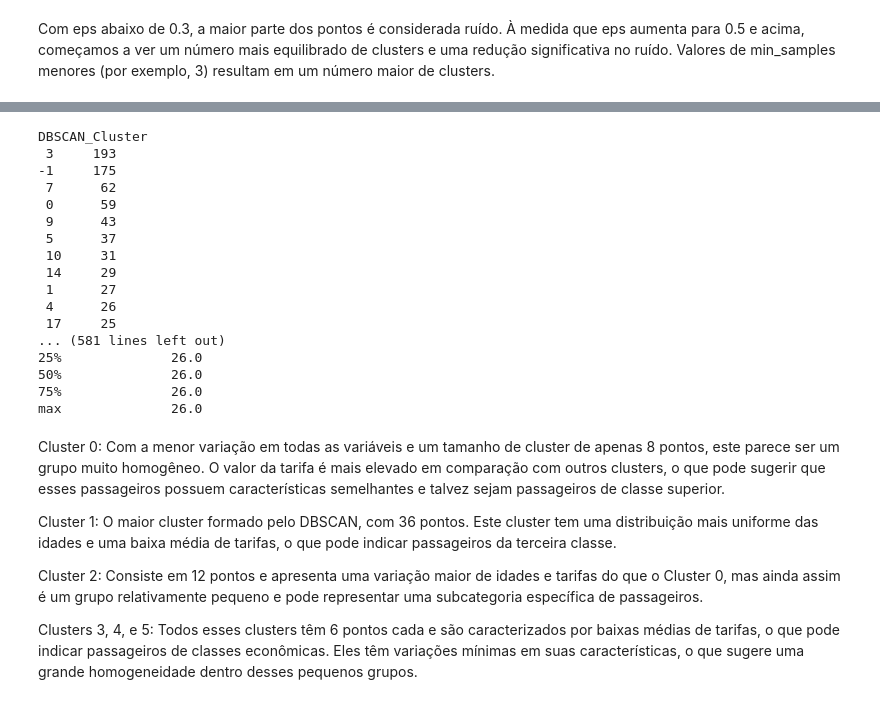
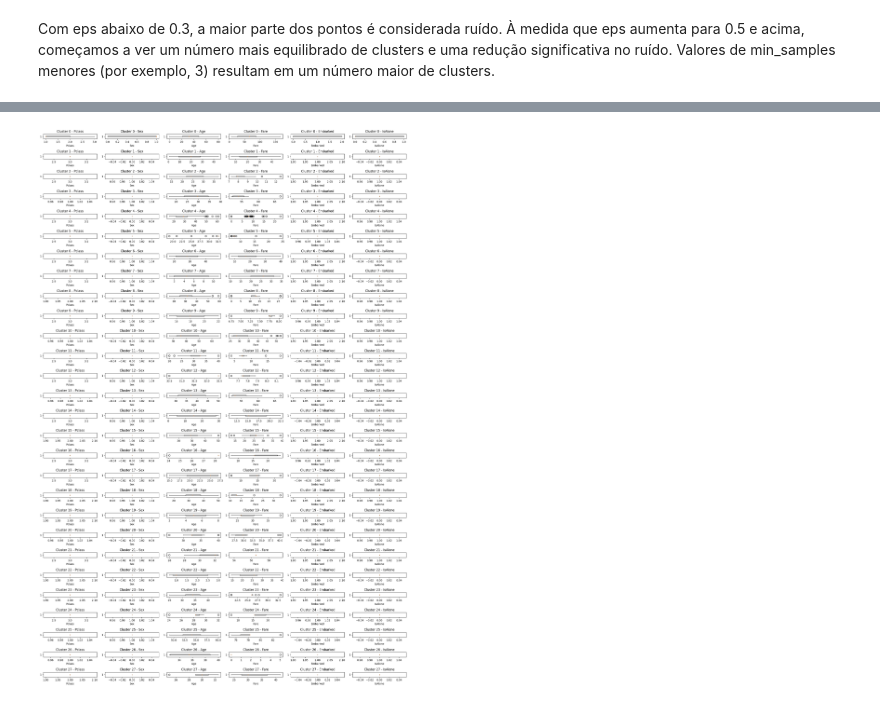
Before and after one commit to Quote023/IF684-Sistemas_Inteligentes_II, a Jupyter notebook: mini_projetos/mini_projeto3.ipynb, the cells around one changed output, grey strips where cells are left out. Saved outputs shown, nothing was run; the diff lists cells and outputs as text; code cells hidden in the pictures.

```diff
--- a/mini_projetos/mini_projeto3.ipynb
+++ b/mini_projetos/mini_projeto3.ipynb
@@ -428,36 +465,22 @@ max      3.000000            -1.0
-# %%
-cluster_counts = trainData['DBSCAN_Cluster'].value_counts()
-print(cluster_counts)
-
-# Análise dos clusters
-for cluster in np.unique(clusters):
-    if cluster != -1:  # Se não for ruído
-        print(f"\nCluster {cluster} Statistics:")
-        cluster_data = trainData[trainData['DBSCAN_Cluster'] == cluster]
-        print(cluster_data.describe())
-# %% [output]
-DBSCAN_Cluster
- 3     193
--1     175
- 7      62
- 0      59
- 9      43
- 5      37
- 10     31
- 14     29
- 1      27
- 4      26
- 17     25
-... (581 lines left out)
-25%              26.0
-50%              26.0
-75%              26.0
-max              26.0
-# %% [markdown]
-Cluster 0: Com a menor variação em todas as variáveis e um tamanho de cluster de apenas 8 pontos, este parece ser um grupo muito homogêneo. O valor da tarifa é mais elevado em comparação com outros clusters, o que pode sugerir que esses passageiros possuem características semelhantes e talvez sejam passageiros de classe superior.
-
-Cluster 1: O maior cluster formado pelo DBSCAN, com 36 pontos. Este cluster tem uma distribuição mais uniforme das idades e uma baixa média de tarifas, o que pode indicar passageiros da terceira classe.
-
-Cluster 2: Consiste em 12 pontos e apresenta uma variação maior de idades e tarifas do que o Cluster 0, mas ainda assim é um grupo relativamente pequeno e pode representar uma subcategoria específica de passageiros.
-
-Clusters 3, 4, e 5: Todos esses clusters têm 6 pontos cada e são caracterizados por baixas médias de tarifas, o que pode indicar passageiros de classes econômicas. Eles têm variações mínimas em suas características, o que sugere uma grande homogeneidade dentro desses pequenos grupos.
+# %%
+cluster_counts = trainData['DBSCAN_Cluster'].value_counts()
+
+unique_clusters = np.unique(clusters)
+unique_parameters = trainData.drop(["Cluster", "DBSCAN_Cluster"],axis=1).columns
+
+num_clusters = len(unique_clusters)
+num_parameters = len(unique_parameters)
+fig, axes = plt.subplots(num_clusters, num_parameters, figsize=(20, 30))
+
+for i, cluster in enumerate(unique_clusters):
+    cluster_data = trainData[trainData['DBSCAN_Cluster'] == cluster]
+    for j, param in enumerate(unique_parameters):
+        axes[i, j].boxplot(cluster_data[param], vert=False)
+        axes[i, j].set_title(f'Cluster {i} - {param}')
+        axes[i, j].set_ylabel('')
+        axes[i, j].set_xlabel(param)
+
+plt.tight_layout()
+plt.show()
+# %% [output]
+[figure, added]
```
Also changed, not shown: parts of 13 cells of this notebook, 1 other file.
